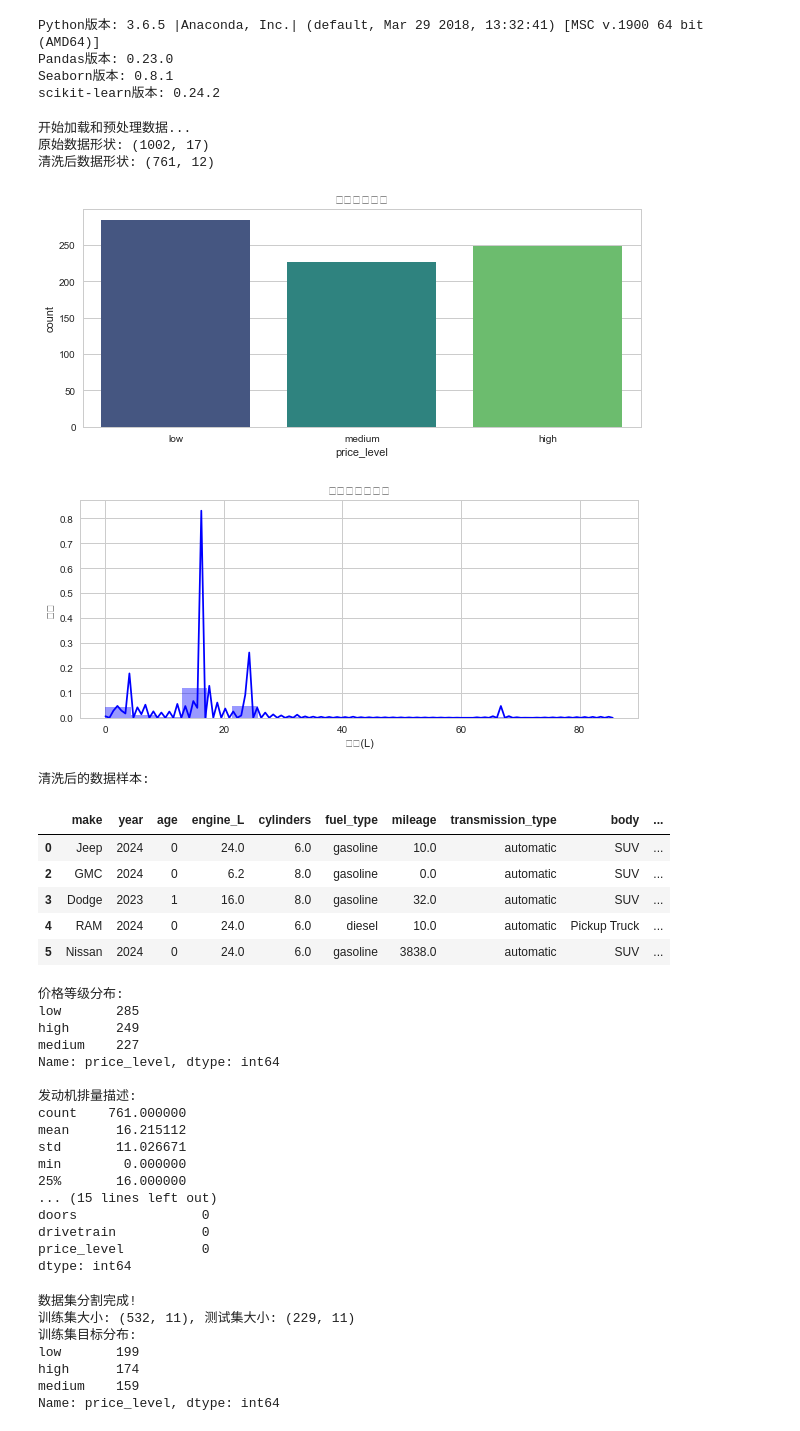
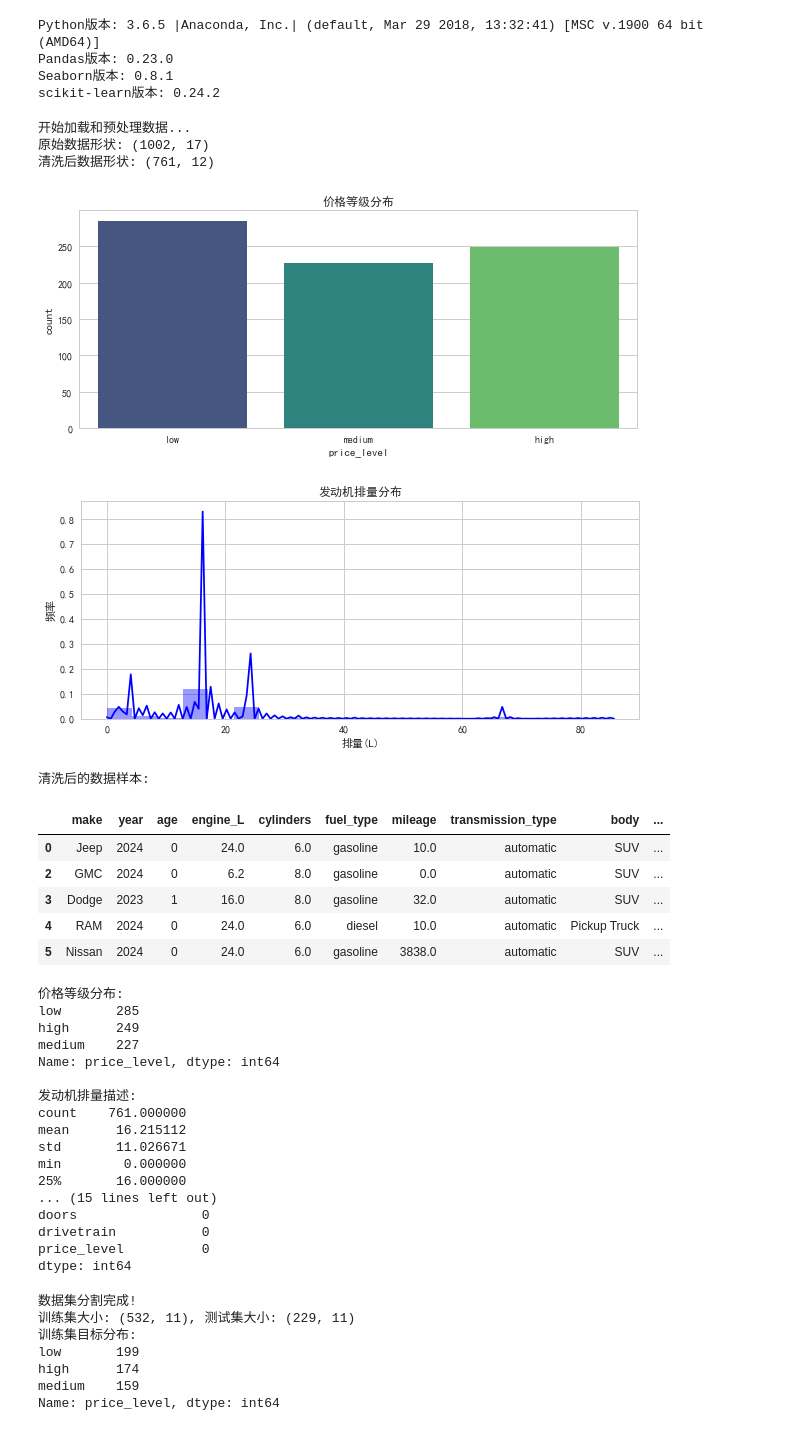
Before and after one commit to zws777/Intelligent-vehicle-price-prediction-system, a Jupyter notebook: Vehicle analysis.ipynb, the cells around one changed output. Drawn from its saved outputs; the diff is of its cells as text; code cells hidden in the pictures.

```diff
--- a/Vehicle analysis.ipynb
+++ b/Vehicle analysis.ipynb
@@ -58,7 +58,10 @@ scikit-learn版本: 0.24.2
 # %%
 # 定义兼容预处理函数
 def load_and_preprocess(file_path="Vehicle Price_2.csv"):
-    """加载并预处理车辆数据 - 完全兼容版"""
+    # 解决中文显示问题
+    plt.rcParams['font.sans-serif'] = ['SimHei']  # 添加更多中文支持字体
+    plt.rcParams['axes.unicode_minus'] = False
+
     try:
         df = pd.read_csv(file_path)
         print(f"原始数据形状: {df.shape}")
@@ -174,35 +177,35 @@ def load_and_preprocess(file_path="Vehicle Price_2.csv"):
         plt.ylabel("频率")
         plt.show()
 
         return cleaned_df
 
     except Exception as e:
         print(f"加载和预处理数据时出错: {e}")
         traceback.print_exc()
         return None
 
 # 加载数据
 print("\n开始加载和预处理数据...")
 df = load_and_preprocess()
 
 if df is None:
     print("\n数据处理失败，请检查错误信息!")
     sys.exit(1)
 
 print("\n清洗后的数据样本:")
 display(df.head())
 print(f"\n价格等级分布:\n{df['price_level'].value_counts()}")
 print(f"\n发动机排量描述:\n{df['engine_L'].describe()}")
 
 # 检查是否有缺失值
 print("\n缺失值检查:")
 print(df.isnull().sum())
 # %% [output]
 开始加载和预处理数据...
 原始数据形状: (1002, 17)
 清洗后数据形状: (761, 12)
-[figure, old version]
+[figure, new version]
-[figure, old version]
+[figure, new version]
 清洗后的数据样本:
 |  | make | year | age | engine_L | cylinders | fuel_type | mileage | transmission_type | body | ... |
 | 0 | Jeep | 2024 | 0 | 24.0 | 6.0 | gasoline | 10.0 | automatic | SUV | ... |
```
Also changed, not shown: parts of 2 cells of this notebook.
